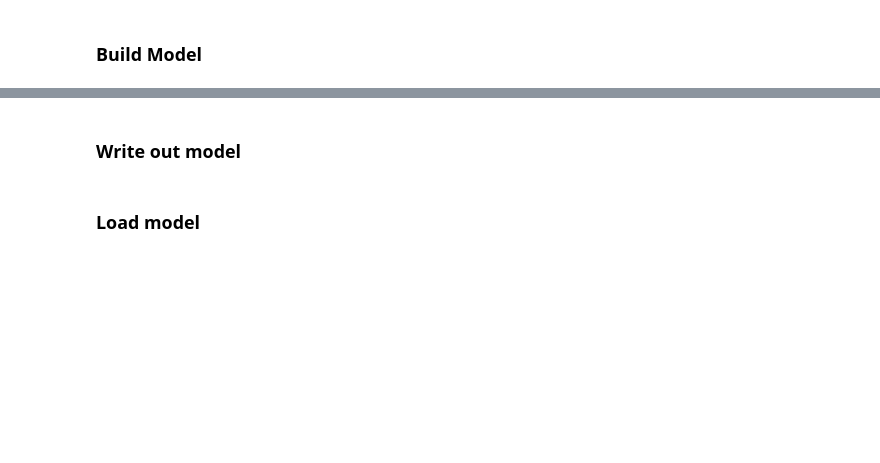
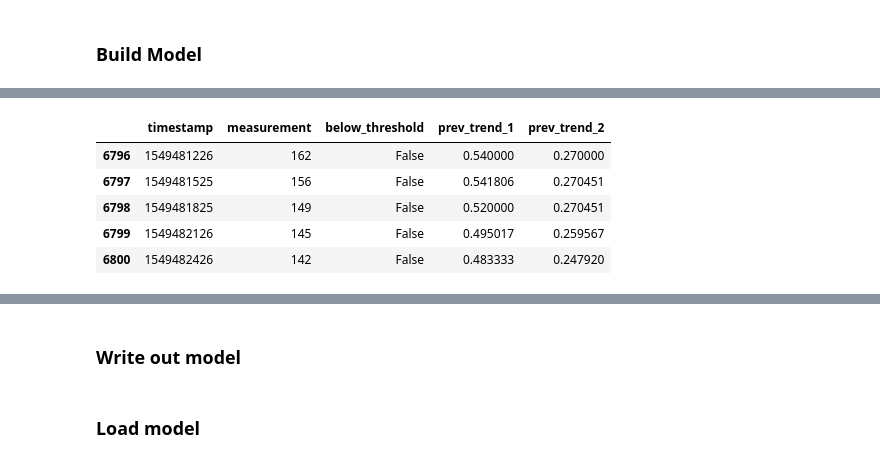
Before and after one commit to diabetes-manager/data-science, a Jupyter notebook: XGB_chris.ipynb, the cells around one changed output, grey strips where cells are left out. Saved outputs shown, nothing was run; the diff lists cells and outputs as text; code cells hidden in the pictures; blank space fills up the shorter version.

```diff
--- a/XGB_chris.ipynb
+++ b/XGB_chris.ipynb
@@ -131,0 +277,9 @@ print('rmse:', np.sqrt(mean_squared_error(y_val, y_pred)))
+# %%
+X_val.head()
+# %% [output]
+|  | timestamp | measurement | below_threshold | prev_trend_1 | prev_trend_2 |
+| 6796 | 1549481226 | 162 | False | 0.540000 | 0.270000 |
+| 6797 | 1549481525 | 156 | False | 0.541806 | 0.270451 |
+| 6798 | 1549481825 | 149 | False | 0.520000 | 0.270451 |
+| 6799 | 1549482126 | 145 | False | 0.495017 | 0.259567 |
+| 6800 | 1549482426 | 142 | False | 0.483333 | 0.247920 |
```
Also changed, not shown: parts of 12 cells of this notebook, 6 other files.
